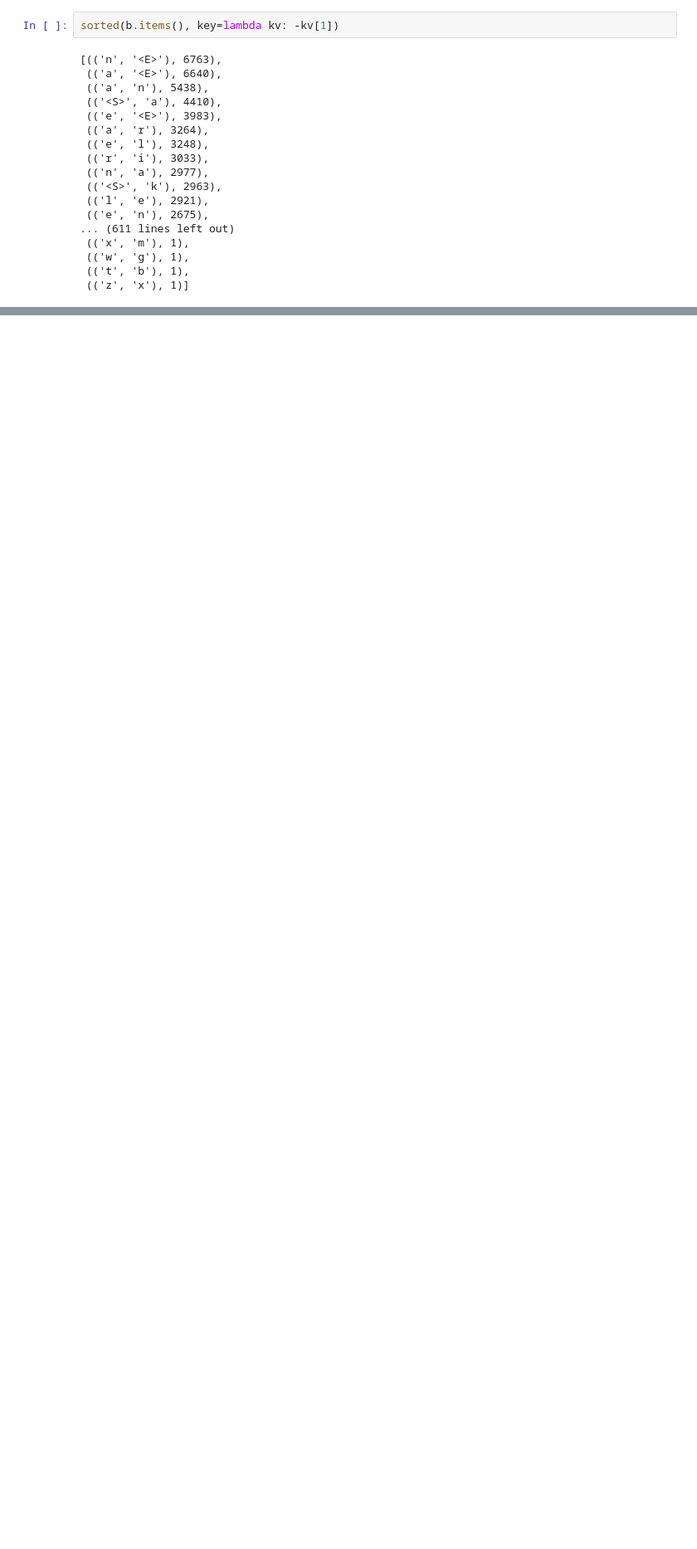
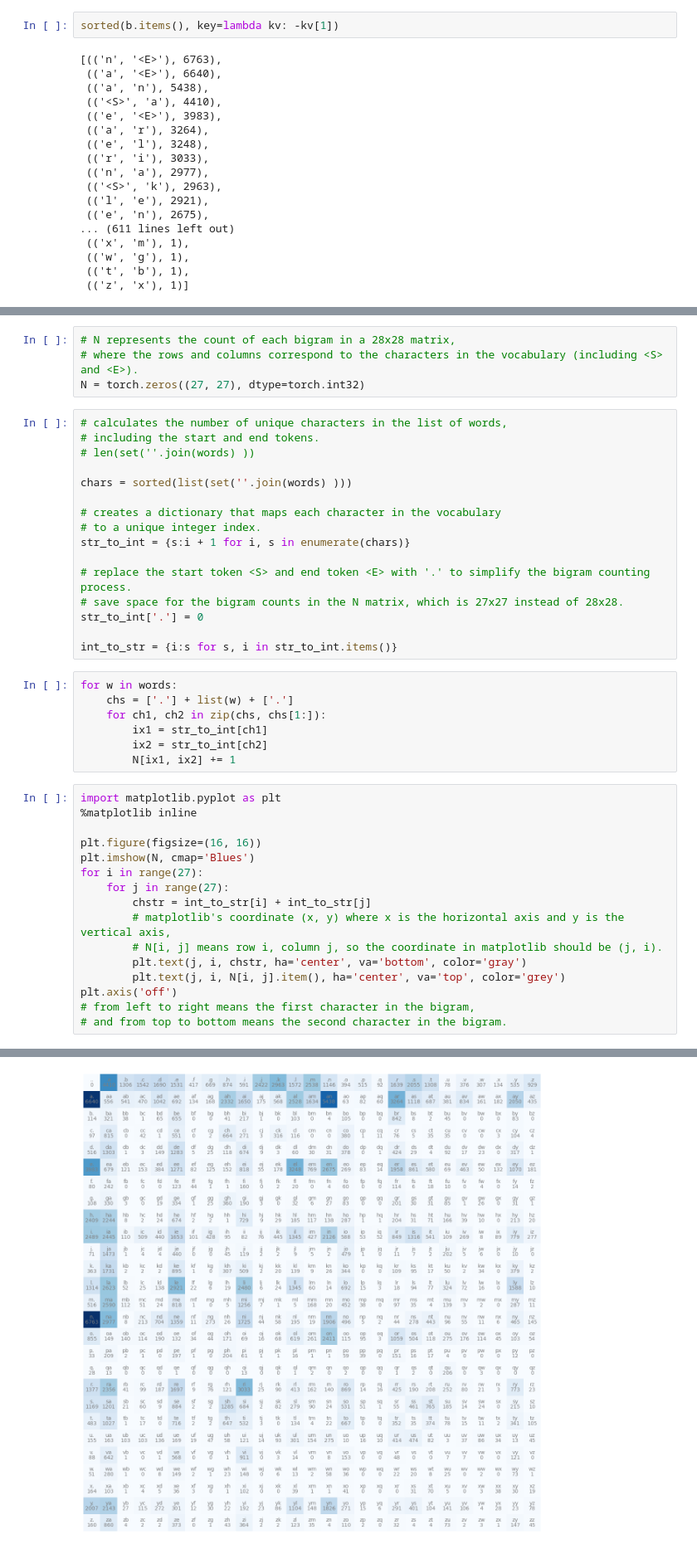
Before and after one commit to elyxlhh/class2_makemore, a Jupyter notebook: class2.ipynb, the cells around one changed output, grey strips where cells are left out. Shown at 83% size. Drawn from its saved outputs; the diff is of its cells as text; blank space fills up the shorter version.

Commit message:
workding on 2D bigram model for names

```diff
--- a/class2.ipynb
+++ b/class2.ipynb
@@ -36,0 +39,44 @@ sorted(b.items(), key=lambda kv: -kv[1])
+# %%
+# N represents the count of each bigram in a 28x28 matrix,
+# where the rows and columns correspond to the characters in the vocabulary (including <S> and <E>).
+N = torch.zeros((27, 27), dtype=torch.int32)
+# %%
+# calculates the number of unique characters in the list of words,
+# including the start and end tokens.
+# len(set(''.join(words) ))
+
+chars = sorted(list(set(''.join(words) )))
+
+# creates a dictionary that maps each character in the vocabulary
+# to a unique integer index.
+str_to_int = {s:i + 1 for i, s in enumerate(chars)}
+
+# replace the start token <S> and end token <E> with '.' to simplify the bigram counting process.
+# save space for the bigram counts in the N matrix, which is 27x27 instead of 28x28.
+str_to_int['.'] = 0
+
+int_to_str = {i:s for s, i in str_to_int.items()}
+# %%
+for w in words:
+    chs = ['.'] + list(w) + ['.']
+    for ch1, ch2 in zip(chs, chs[1:]):
+        ix1 = str_to_int[ch1]
+        ix2 = str_to_int[ch2]
+        N[ix1, ix2] += 1
+# %%
+import matplotlib.pyplot as plt
+%matplotlib inline
+
+plt.figure(figsize=(16, 16))
+plt.imshow(N, cmap='Blues')
+for i in range(27):
+    for j in range(27):
+        chstr = int_to_str[i] + int_to_str[j]
+        # matplotlib's coordinate (x, y) where x is the horizontal axis and y is the vertical axis,
+        # N[i, j] means row i, column j, so the coordinate in matplotlib should be (j, i).
+        plt.text(j, i, chstr, ha='center', va='bottom', color='gray')
+        plt.text(j, i, N[i, j].item(), ha='center', va='top', color='grey')
+plt.axis('off')
+# from left to right means the first character in the bigram,
+# and from top to bottom means the second character in the bigram.
+# %% [output]
@@ -36,0 +84 @@ sorted(b.items(), key=lambda kv: -kv[1])
+[figure, added]
```
Also changed, not shown: parts of 6 cells of this notebook.
